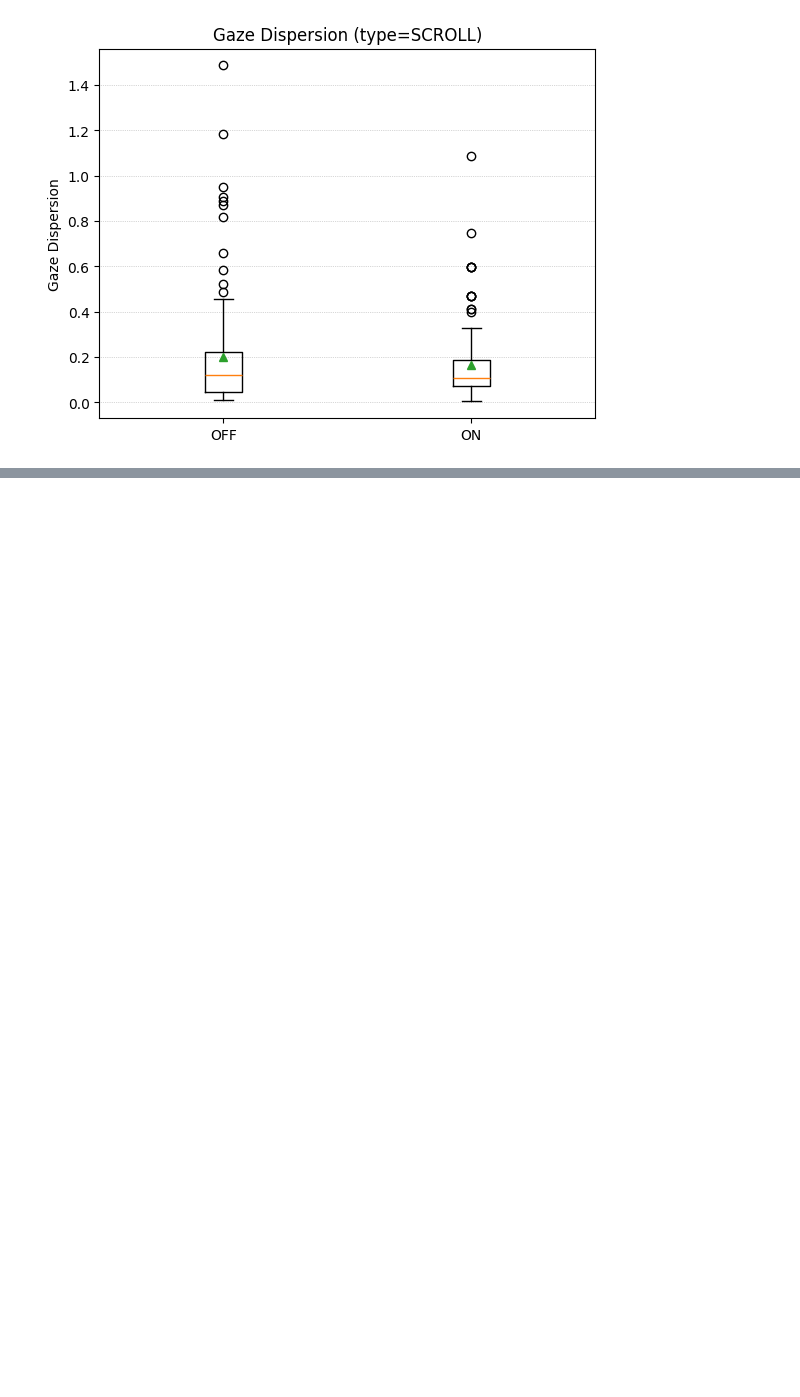
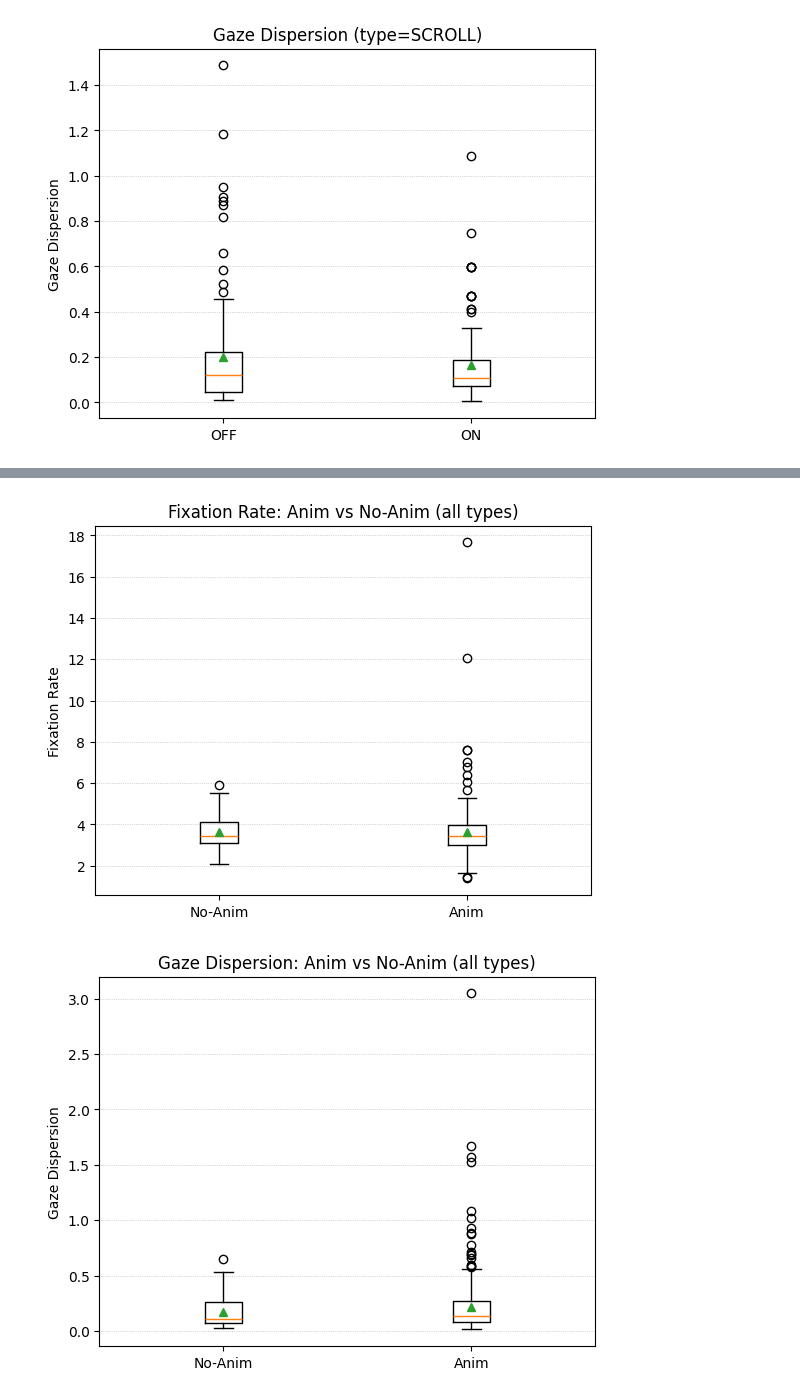
Before and after one commit to ferolaa/Gazepoint, a Jupyter notebook: notebooks/simple_ML.ipynb, the cells around one changed output, grey strips where cells are left out. Cells and saved outputs as stored; diff of their text form; code cells hidden in the pictures; blank space fills up the shorter version.

Commit message:
animation vs no-animation tasks.

```diff
--- a/notebooks/simple_ML.ipynb
+++ b/notebooks/simple_ML.ipynb
@@ -7,6 +7,7 @@ import numpy as np
 # %%
 fx_labeled = pd.read_csv("outputs/fixations_with_on_off.csv")
 tasks_all = pd.read_csv("/Users/ferolahima/Desktop/gazepoint_project/Export-Video Mappings.xlsx - Foglio1.csv")
+fixations_df = pd.read_csv("/Users/ferolahima/Desktop/gazepoint_project/notebooks/outputs/fixations_all_rows.csv")
 # %%
 fx_labeled
 # %% [output]
@@ -481,0 +680,42 @@ plot_boxplot_by_type(pairs_features, "gaze_dispersion")
+# %%
+import matplotlib.pyplot as plt
+
+def plot_box_anim_vs_noanim(trial_features, metric, per_type=False):
+    """
+    Boxplot of Anim vs No-Anim for a metric.
+    If per_type=True, plots grouped by animation type.
+    """
+    if not per_type:
+        sub = trial_features.dropna(subset=[metric])
+        groups = [sub.loc[sub["condition"]=="NO_ANIM", metric],
+                  sub.loc[sub["condition"]=="ANIM", metric]]
+        plt.figure()
+        plt.boxplot(groups, labels=["No-Anim", "Anim"], showmeans=True)
+        plt.ylabel(metric.replace("_"," ").title())
+        plt.title(f"{metric.replace('_',' ').title()}: Anim vs No-Anim (all types)")
+        plt.grid(axis="y", linestyle=":", linewidth=0.5)
+        plt.show()
+    else:
+        for t, sub in trial_features.groupby("type"):
+            sub = sub.dropna(subset=[metric])
+            groups = [sub.loc[sub["condition"]=="NO_ANIM", metric],
+                      sub.loc[sub["condition"]=="ANIM", metric]]
+            if len(groups[0])==0 or len(groups[1])==0:
+                continue
+            plt.figure()
+            plt.boxplot(groups, labels=["No-Anim", "Anim"], showmeans=True)
+            plt.ylabel(metric.replace("_"," ").title())
+            plt.title(f"{metric.replace('_',' ').title()}: {t}")
+            plt.grid(axis="y", linestyle=":", linewidth=0.5)
+            plt.show()
+# %%
+# Boxplots overall
+plot_box_anim_vs_noanim(trial_features, "fixation_rate")
+plot_box_anim_vs_noanim(trial_features, "gaze_dispersion")
+
+# Boxplots per animation type
+plot_box_anim_vs_noanim(trial_features, "fixation_rate", per_type=True)
+plot_box_anim_vs_noanim(trial_features, "gaze_dispersion", per_type=True)
+# %% [output]
+[figure, added]
+[figure, added]
```
Also changed, not shown: parts of 3 cells of this notebook.
